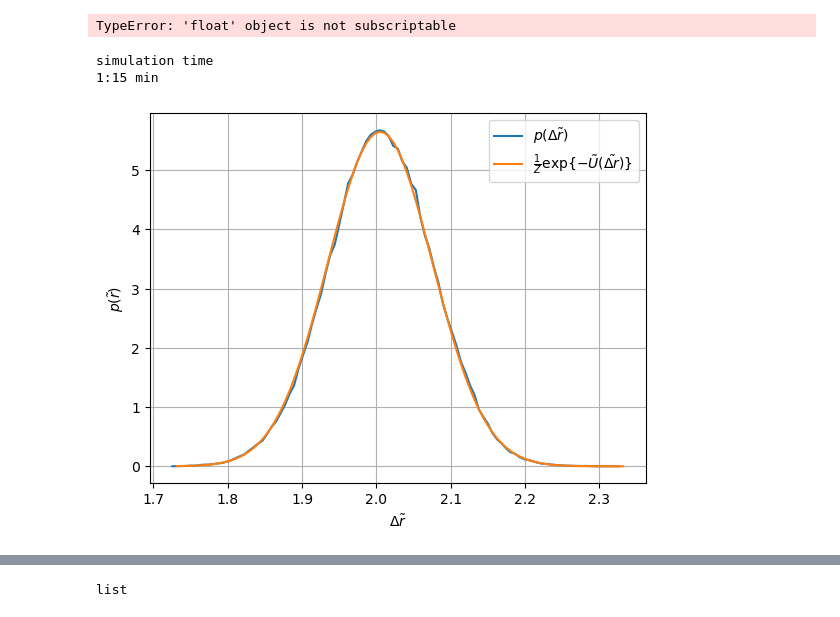
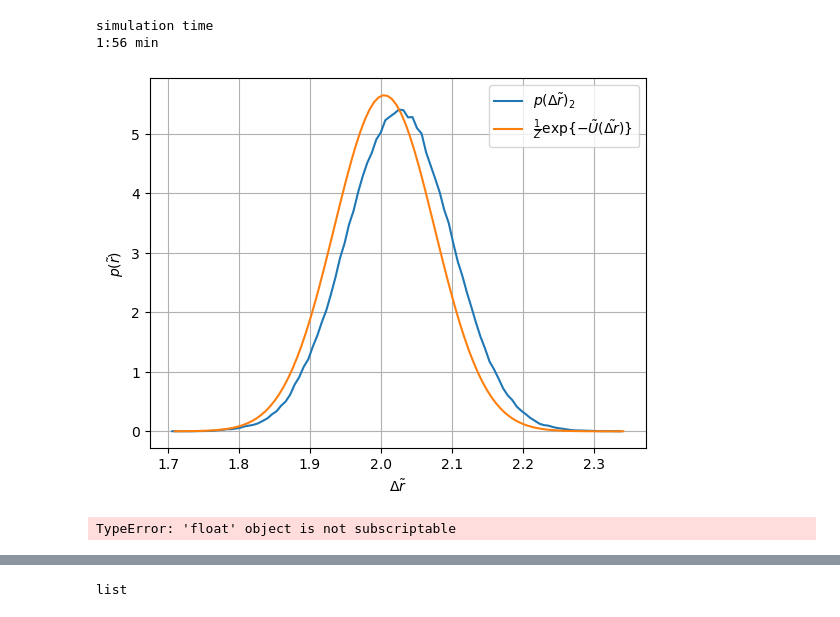
Before and after one commit to jan-kro/mucus_old_2, a Jupyter notebook: polymer_chain_fromscratch.ipynb, the cells around one changed output, grey strips where cells are left out. Cells and saved outputs as stored; diff of their text form; code cells hidden in the pictures.

```diff
--- a/polymer_chain_fromscratch.ipynb
+++ b/polymer_chain_fromscratch.ipynb
@@ -406,7 +406,9 @@ class Polymer:
         E_pot_normalize = np.sum((edges_nn[1:]-edges_nn[:n_bins])*np.exp(-E_pot) * 4*np.pi*edges_nn[:n_bins]**2) # here the jacobi determinant for spherical coordinates is added
 
         plt.figure()
-        plt.plot(r - (r[1]-r[0]), histogram_nn, label=r"$p(\Delta\tilde{r})$")
+        #lt.plot(r - (r[1]-r[0]), histogram_nn, label=r"$p(\Delta\tilde{r})_1$")
+        plt.plot(r - (r[1]-r[0])/2, histogram_nn, label=r"$p(\Delta\tilde{r})_2$")
+        #plt.plot(r, histogram_nn, label=r"$p(\Delta\tilde{r})_3$")
         plt.plot(r, 4*np.pi*r**2*np.exp(-E_pot)/E_pot_normalize, label=r"$\frac{1}{Z}\mathrm{exp}\{-\tilde{U}(\tilde{\Delta r})\}$")
         plt.legend()
         plt.xlabel(r"$\Delta\tilde{r}$")
@@ -513,6 +515,37 @@ class Polymer:
                 break
 
         return
+# %%
+#single simulation
+mobility = 0.00005
+steps = 30000
+
+#parameter = (0.25, 2.08, 10)
+parameter = (0, 0, 20)
+
+eps = parameter[0]
+q = parameter[1]
+n_beeds = parameter[2]
+
+p1 = Polymer(n_beeds=n_beeds, mobility=mobility, epsilon_LJ=eps, q_beed=q)
+# p1 = Polymer(n_beeds=n_beeds, mobility=mobility)
+p1.create_chain(axis=1)
+
+t1 = time()
+p1.simulate(steps)
+t2 = time()
+
+print("simulation time")
+print(f"{(t2-t1)//60:.0f}:{(t2-t1)%60:2.0f} min")
+
+#1.save_traj_gro()
+
+#p1.get_CM_MSD(plot=True)
+p1.plot_distance_distribution()
+# %% [output]
+simulation time
+1:56 min
+[figure, added]
 # %%
 mobility = 0.0005
 steps = 1000
@@ -544,33 +577,3 @@ for k, params in enumerate(parameter_list):
     p1.plot_distance_distribution()
 # %% [output]
 TypeError: 'float' object is not subscriptable
-# %%
-#single simulation
-mobility = 0.00005
-steps = 40000
-
-#parameter = (0.25, 2.08, 10)
-parameter = (0, 0, 10)
-
-eps = parameter[0]
-q = parameter[1]
-n_beeds = parameter[2]
-
-p1 = Polymer(n_beeds=n_beeds, mobility=mobility, epsilon_LJ=eps, q_beed=q)
-p1.create_chain(axis=1)
-
-t1 = time()
-p1.simulate(steps)
-t2 = time()
-
-print("simulation time")
-print(f"{(t2-t1)//60:.0f}:{(t2-t1)%60:2.0f} min")
-
-p1.save_traj_gro()
-
-#p1.get_CM_MSD(plot=True)
-p1.plot_distance_distribution()
-# %% [output]
-simulation time
-1:15 min
-[figure, removed]
```
Also changed, not shown: parts of 1 cell of this notebook, 4 other files.
